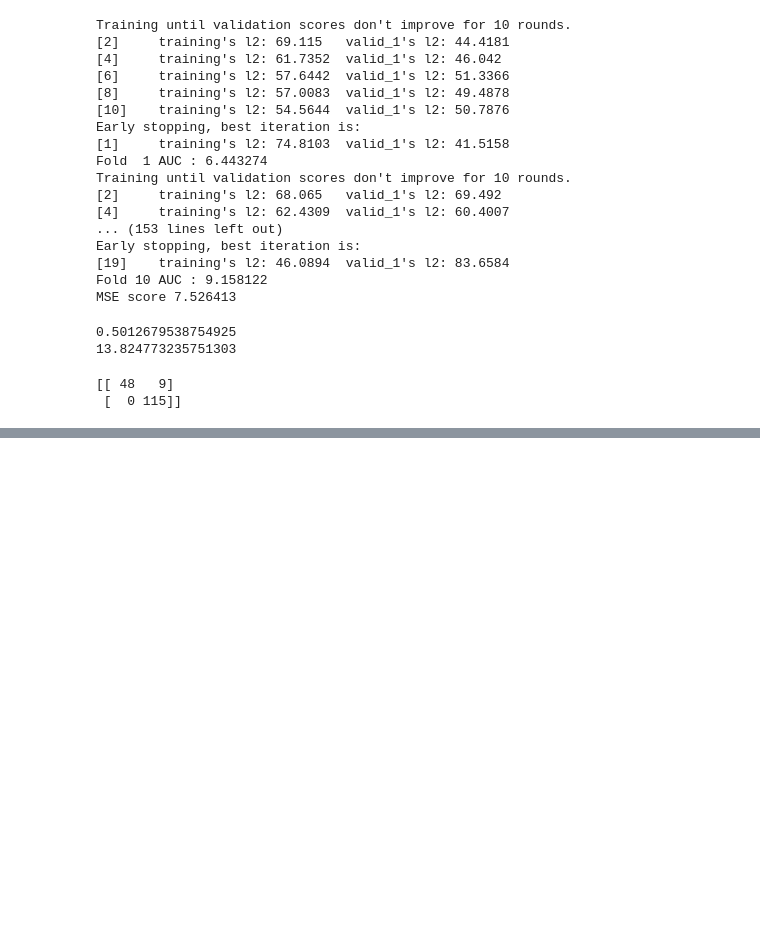
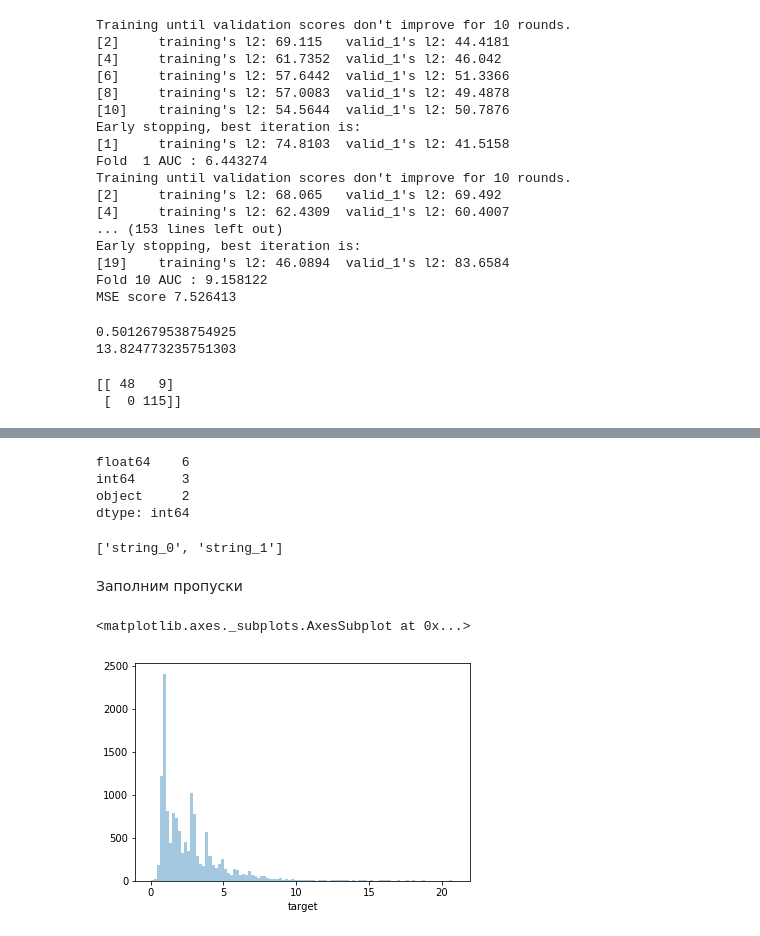
Before and after one commit to CobaltLS/MachineLearning, a Jupyter notebook: SDSJ/SDSJ2018.ipynb, the cells around one changed output, grey strips where cells are left out. Saved outputs shown, nothing was run; the diff lists cells and outputs as text; code cells hidden in the pictures; blank space fills up the shorter version.

```diff
--- a/SDSJ/SDSJ2018.ipynb
+++ b/SDSJ/SDSJ2018.ipynb
@@ -475,0 +541,4 @@ print(confusion_matrix(target_test_class, np.around(target_test_proba)))
+# %%
+data = pd.read_csv('data/check_2_r/train.csv')
+data_test = pd.read_csv('data/check_2_r/test.csv')
+target_test = pd.read_csv('data/check_2_r/test-target.csv')
@@ -475,0 +554,29 @@ print(confusion_matrix(target_test_class, np.around(target_test_proba)))
+# %%
+print(data.dtypes.value_counts())
+data.dtypes[data.dtypes == object].index.tolist()
+# %% [output]
+float64    6
+int64      3
+object     2
+dtype: int64
+['string_0', 'string_1']
+# %%
+target = data.pop("target")
+
+scaler = MinMaxScaler()
+data.drop(["is_test", "line_id"], axis=1, inplace=True)
+data = pd.get_dummies(data, prefix=data.dtypes[data.dtypes == object].index.tolist())
+data[data.dtypes[data.dtypes == np.float64].index] = scaler.fit_transform(data[data.dtypes[data.dtypes == np.float64].index])
+data["const"] = 1
+
+data_test.drop(["is_test", "line_id"], axis=1, inplace=True)
+data_test = pd.get_dummies(data_test, prefix=data_test.dtypes[data_test.dtypes == object].index.tolist())
+data_test[data_test.dtypes[data_test.dtypes == np.float64].index] = scaler.transform(data_test[data_test.dtypes[data_test.dtypes == np.float64].index])
+data_test["const"] = 1
+
+target_test.drop(["line_id"], axis=1, inplace=True)
+
+target_class = (target>0).astype(int)
+target_test_class = (target_test>0).astype(int)
+# %% [markdown]
+Заполним пропуски
@@ -475,0 +588,5 @@ print(confusion_matrix(target_test_class, np.around(target_test_proba)))
+# %%
+sns.distplot(target, bins=100, kde=False)
+# %% [output]
+<matplotlib.axes._subplots.AxesSubplot at 0x...>
+[figure, added]
```
Also changed, not shown: parts of 25 cells of this notebook.
